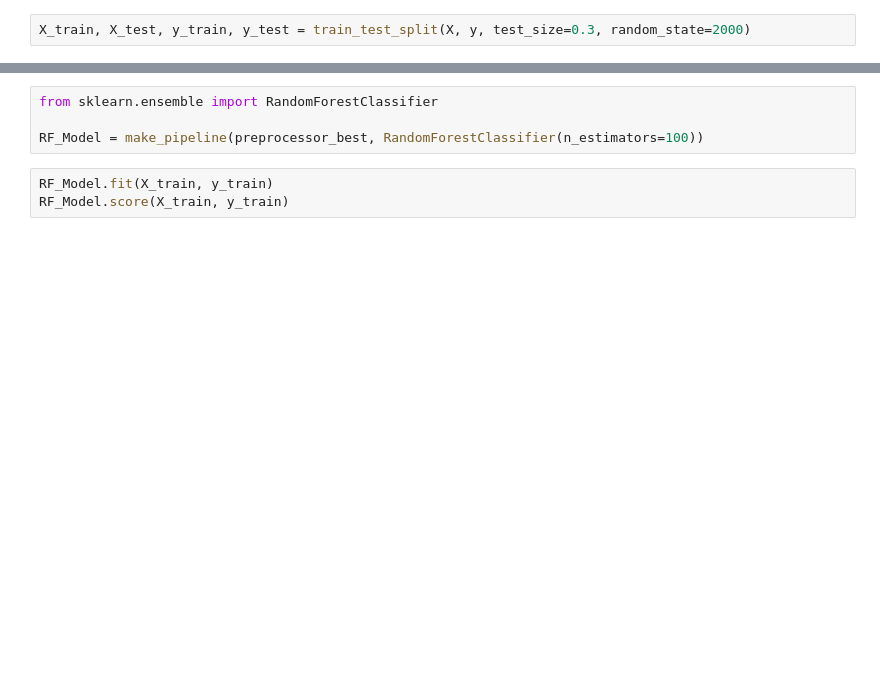
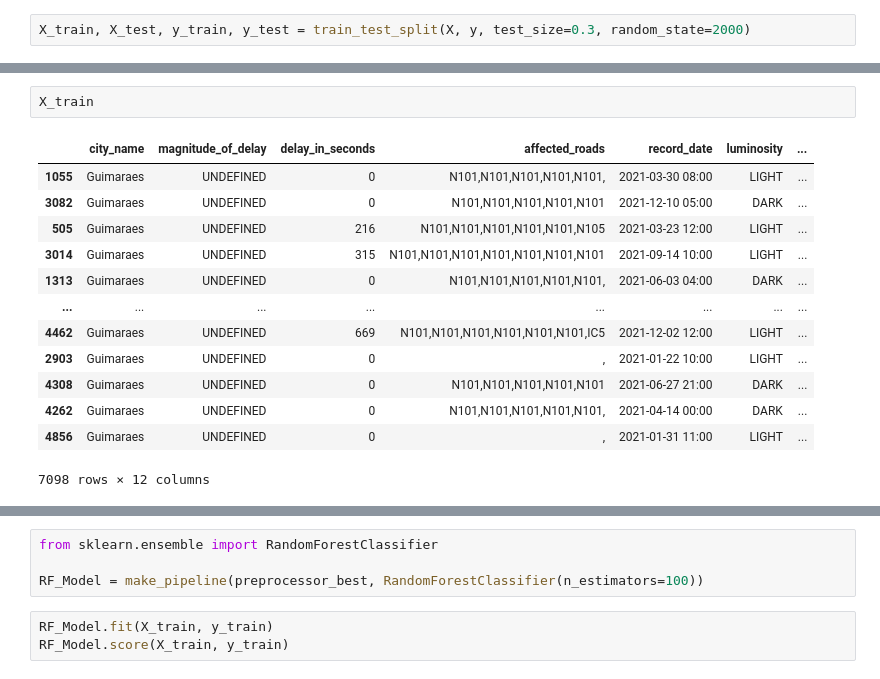
Before and after one commit to gonaloppcc/projetoDAA, a Jupyter notebook: competition/ensemble_learning/random_forest.ipynb, the cells around one changed output, grey strips where cells are left out. Cells and saved outputs as stored; diff of their text form; blank space fills up the shorter version.

```diff
--- a/competition/ensemble_learning/random_forest.ipynb
+++ b/competition/ensemble_learning/random_forest.ipynb
@@ -102,3 +172,19 @@ preprocessor = make_column_transformer(
         OneHotEncoder(categories='auto', handle_unknown='ignore'),
     ), categorical_features),
 )
+# %%
+X_train
+# %% [output]
+|  | city_name | magnitude_of_delay | delay_in_seconds | affected_roads | record_date | luminosity | ... |
+| 1055 | Guimaraes | UNDEFINED | 0 | N101,N101,N101,N101,N101, | 2021-03-30 08:00 | LIGHT | ... |
+| 3082 | Guimaraes | UNDEFINED | 0 | N101,N101,N101,N101,N101 | 2021-12-10 05:00 | DARK | ... |
+| 505 | Guimaraes | UNDEFINED | 216 | N101,N101,N101,N101,N101,N105 | 2021-03-23 12:00 | LIGHT | ... |
+| 3014 | Guimaraes | UNDEFINED | 315 | N101,N101,N101,N101,N101,N101,N101 | 2021-09-14 10:00 | LIGHT | ... |
+| 1313 | Guimaraes | UNDEFINED | 0 | N101,N101,N101,N101,N101, | 2021-06-03 04:00 | DARK | ... |
+| ... | ... | ... | ... | ... | ... | ... | ... |
+| 4462 | Guimaraes | UNDEFINED | 669 | N101,N101,N101,N101,N101,N101,IC5 | 2021-12-02 12:00 | LIGHT | ... |
+| 2903 | Guimaraes | UNDEFINED | 0 | , | 2021-01-22 10:00 | LIGHT | ... |
+| 4308 | Guimaraes | UNDEFINED | 0 | N101,N101,N101,N101,N101 | 2021-06-27 21:00 | DARK | ... |
+| 4262 | Guimaraes | UNDEFINED | 0 | N101,N101,N101,N101,N101, | 2021-04-14 00:00 | DARK | ... |
+| 4856 | Guimaraes | UNDEFINED | 0 | , | 2021-01-31 11:00 | LIGHT | ... |
+7098 rows × 12 columns
```
Also changed, not shown: parts of 28 cells of this notebook.
